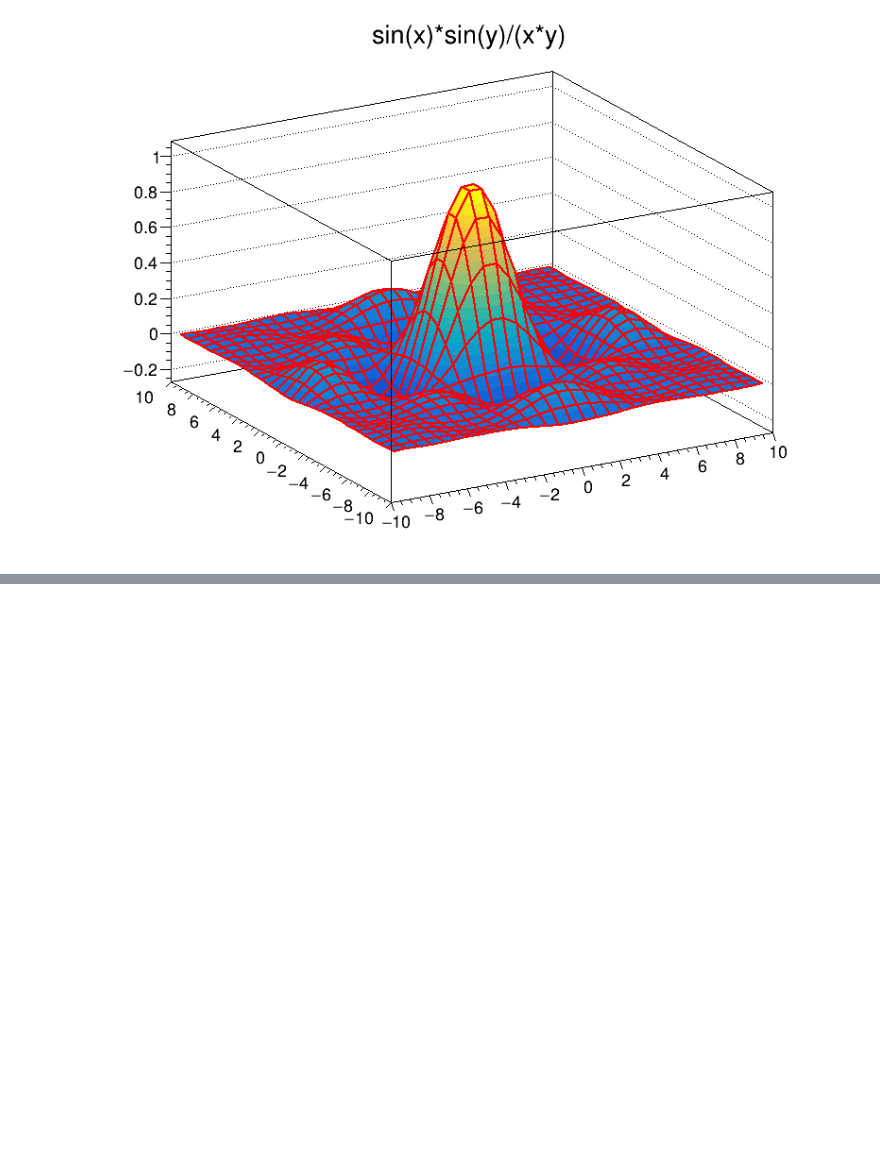
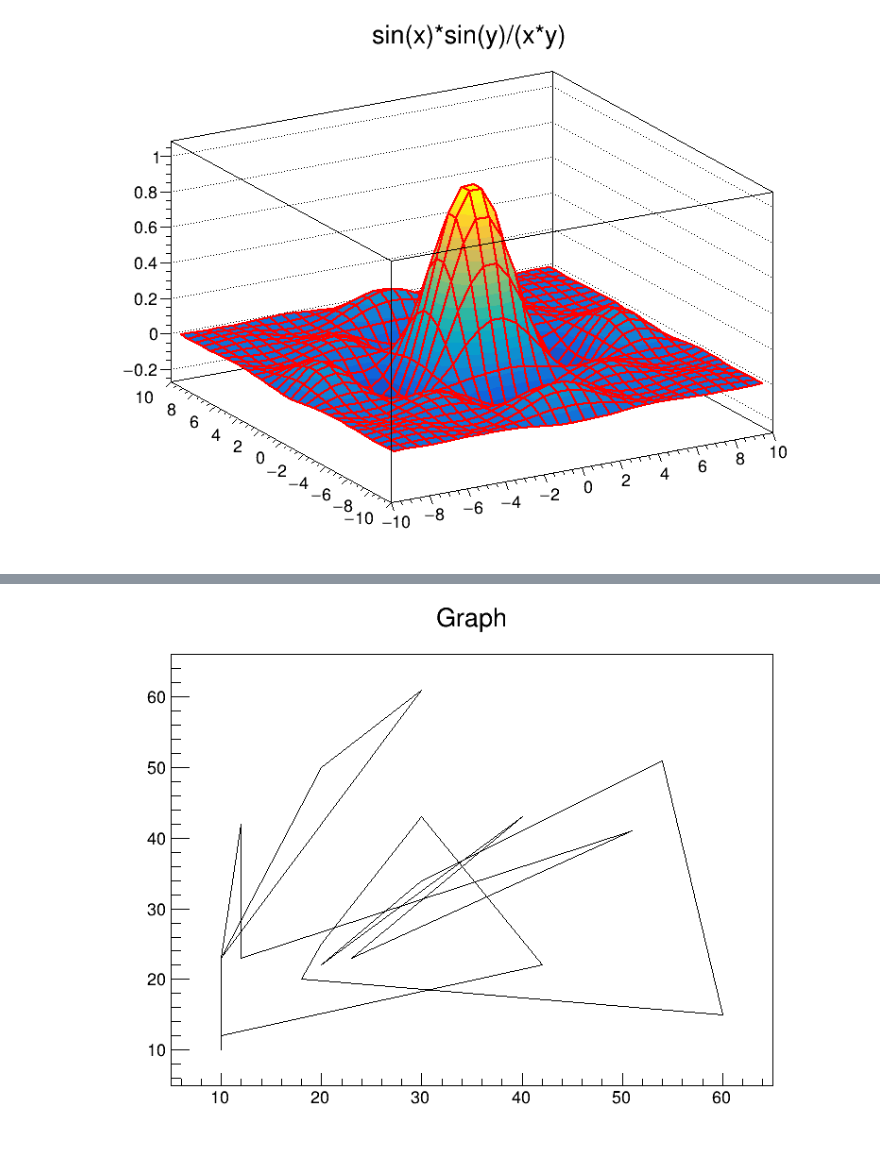
Before and after one commit to navaneethsrinath/RootPractice, a Jupyter notebook: cosmicraypractice.ipynb, the cells around one changed output, grey strips where cells are left out. Cells and saved outputs as stored; diff of their text form; code cells hidden in the pictures; blank space fills up the shorter version.

```diff
--- a/cosmicraypractice.ipynb
+++ b/cosmicraypractice.ipynb
@@ -42,0 +93,4 @@ pip3 install matplotlib
+# %%
+canv2.Draw()
+# %% [output]
+[figure, added]
```
Also changed, not shown: parts of 18 cells of this notebook.
